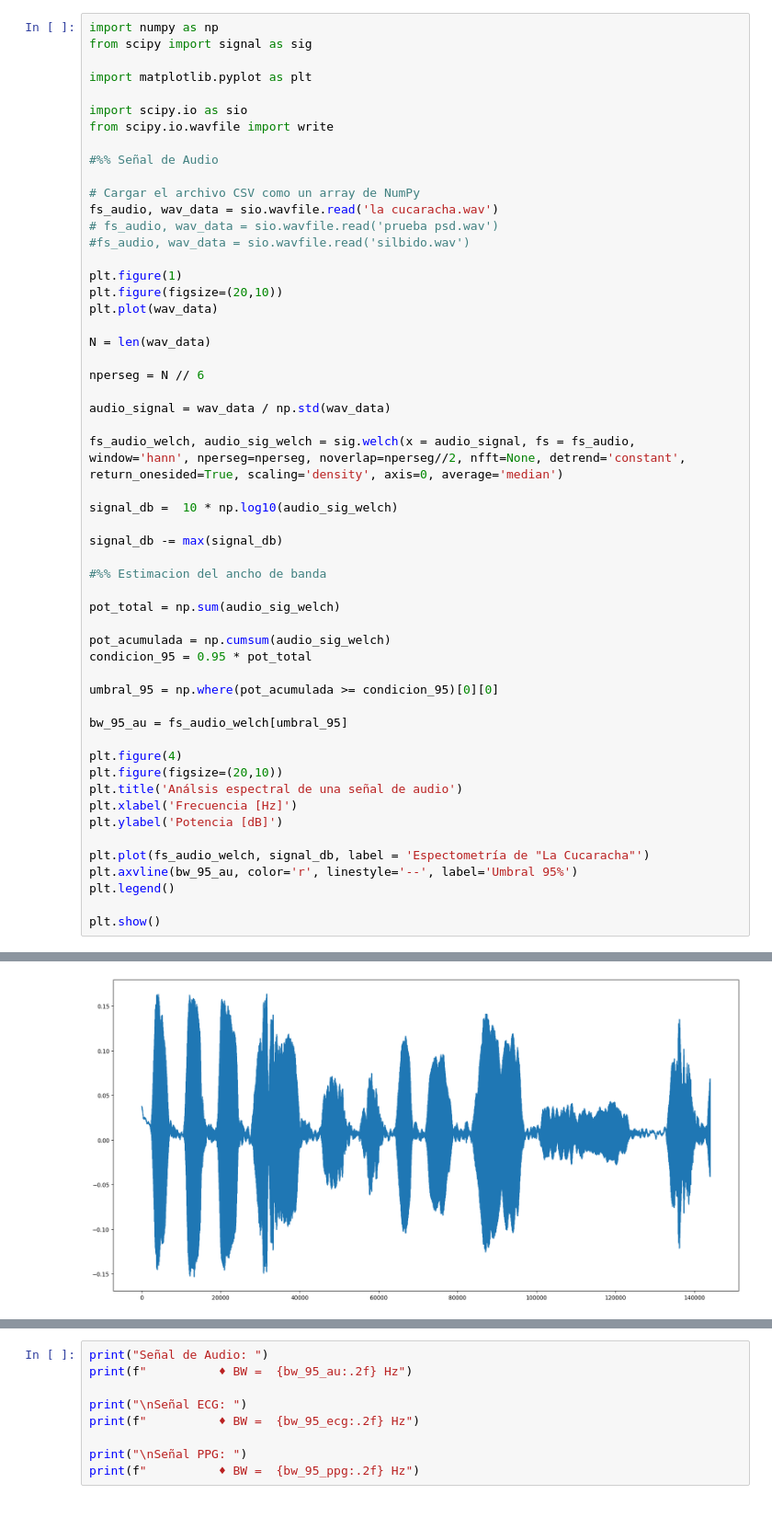
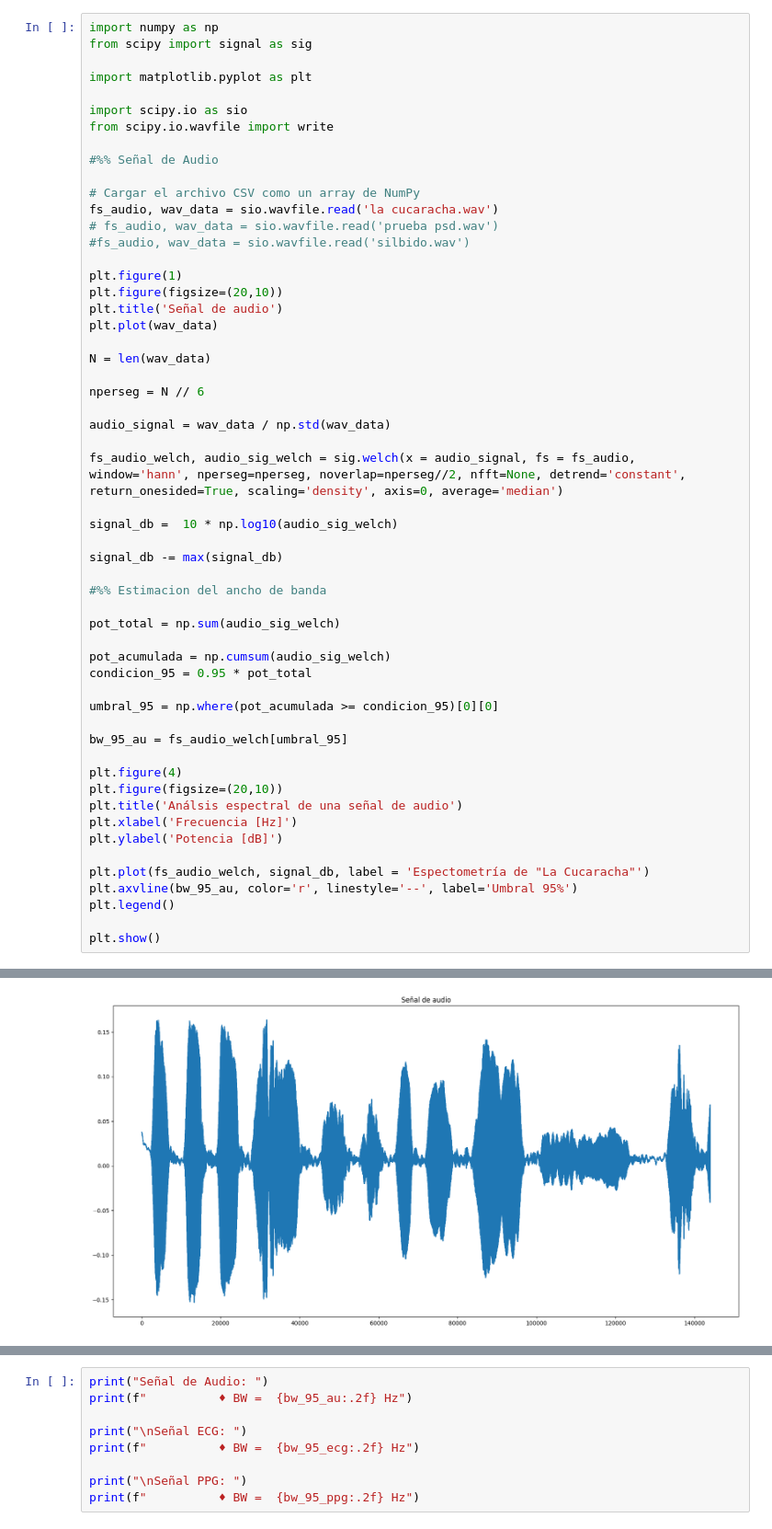
Before and after one commit to Mateo-Cabo/APS, a Jupyter notebook: Trabajo semana 5/TS5.ipynb, the cells around one changed output, grey strips where cells are left out. Shown: that part at 92% size. Saved outputs shown, nothing was run; the diff lists cells and outputs as text.

```diff
--- a/Trabajo semana 5/TS5.ipynb
+++ b/Trabajo semana 5/TS5.ipynb
@@ -16,6 +16,7 @@ fs_audio, wav_data = sio.wavfile.read('la cucaracha.wav')
 
 plt.figure(1)
 plt.figure(figsize=(20,10))
+plt.title('Señal de audio')
 plt.plot(wav_data)
 
 N = len(wav_data)
@@ -27,34 +28,34 @@ audio_signal = wav_data / np.std(wav_data)
 fs_audio_welch, audio_sig_welch = sig.welch(x = audio_signal, fs = fs_audio, window='hann', nperseg=nperseg, noverlap=nperseg//2, nfft=None, detrend='constant', return_onesided=True, scaling='density', axis=0, average='median')
 
 signal_db =  10 * np.log10(audio_sig_welch)
 
 signal_db -= max(signal_db)
 
 #%% Estimacion del ancho de banda
 
 pot_total = np.sum(audio_sig_welch)
 
 pot_acumulada = np.cumsum(audio_sig_welch)
 condicion_95 = 0.95 * pot_total
 
 umbral_95 = np.where(pot_acumulada >= condicion_95)[0][0]
 
 bw_95_au = fs_audio_welch[umbral_95]
 
 plt.figure(4)
 plt.figure(figsize=(20,10))
 plt.title('Análsis espectral de una señal de audio')
 plt.xlabel('Frecuencia [Hz]')
 plt.ylabel('Potencia [dB]')
 
 plt.plot(fs_audio_welch, signal_db, label = 'Espectometría de "La Cucaracha"')
 plt.axvline(bw_95_au, color='r', linestyle='--', label='Umbral 95%')
 plt.legend()
 
 plt.show()
 # %% [output]
 <Figure size 640x480 with 0 Axes>
-[figure, old version]
+[figure, new version]
 <Figure size 640x480 with 0 Axes>
 [figure]
 # %%
```
Also changed, not shown: parts of 2 cells of this notebook.
